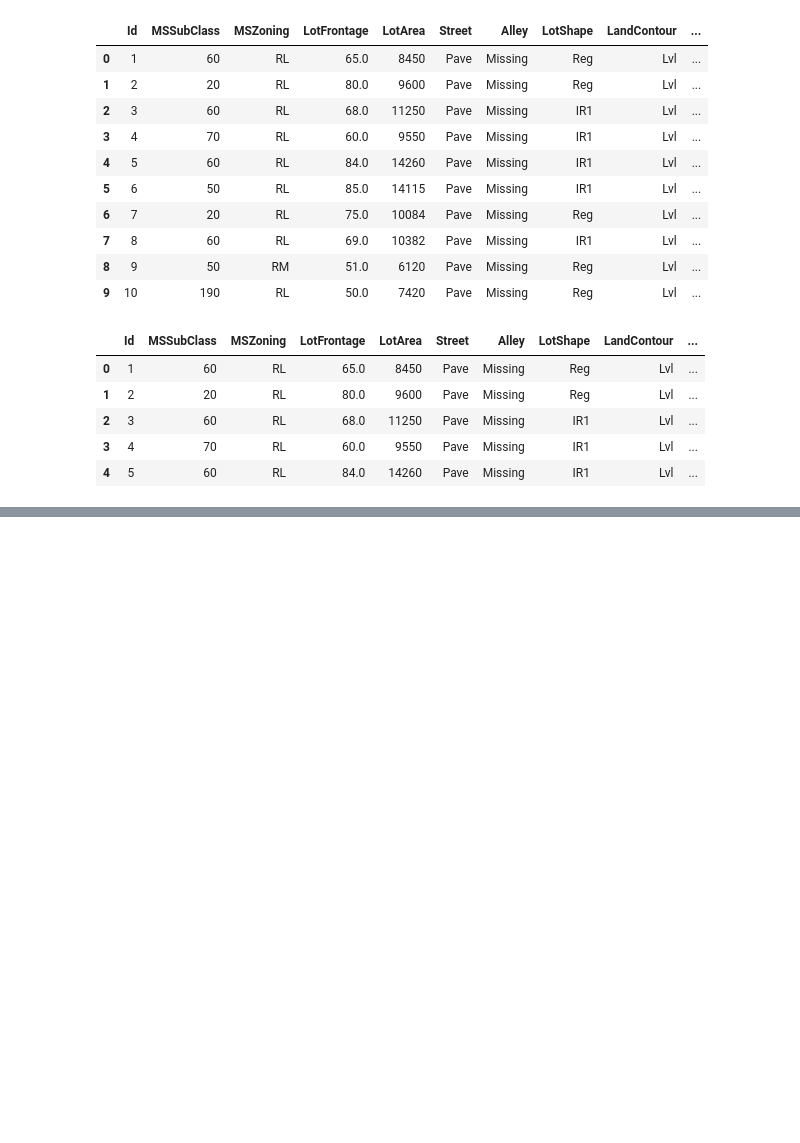
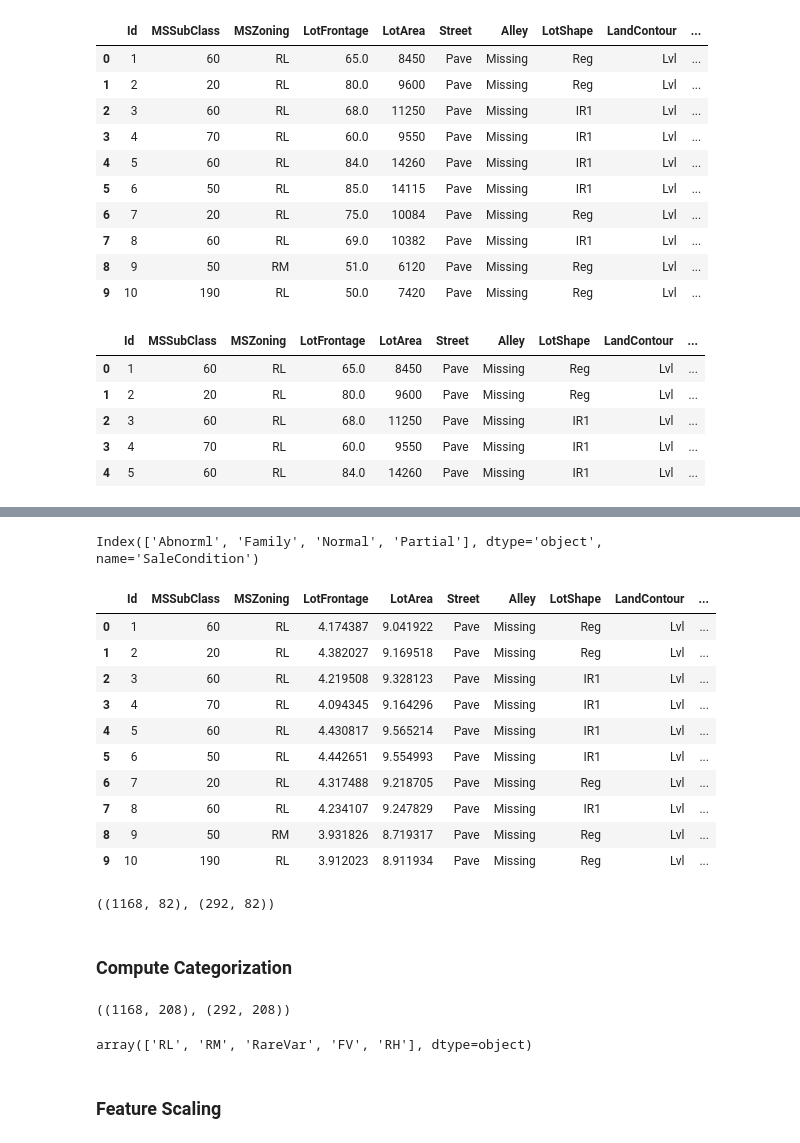
Before and after one commit to Di0g0PC/Machine-Learning-Algorithms--Tutorials, a Jupyter notebook: PREDICT_HOUSES_PRICES/HOUSES_PRICES.ipynb, the cells around one changed output, grey strips where cells are left out. Saved outputs shown, nothing was run; the diff lists cells and outputs as text; code cells hidden in the pictures; blank space fills up the shorter version.

```diff
--- a/PREDICT_HOUSES_PRICES/HOUSES_PRICES.ipynb
+++ b/PREDICT_HOUSES_PRICES/HOUSES_PRICES.ipynb
@@ -468,7 +468,7 @@ dataset.head()
 | 3 | 4 | 70 | RL | 60.0 | 9550 | Pave | Missing | IR1 | Lvl | ... |
 | 4 | 5 | 60 | RL | 84.0 | 14260 | Pave | Missing | IR1 | Lvl | ... |
 # %%
-numerical_with_nan = [feature for feature in numerical_columns if dataset[feature].isnull().sum()>1]
+numerical_with_nan = [feature for feature in numerical_columns if dataset[feature].isnull().sum()>1 and feature!= 'SalePrice']
 
 
 for feature in numerical_with_nan:
@@ -538,3 +538,9 @@ dataset.head()
 | 2 | 3 | 60 | RL | 68.0 | 11250 | Pave | Missing | IR1 | Lvl | ... |
 | 3 | 4 | 70 | RL | 60.0 | 9550 | Pave | Missing | IR1 | Lvl | ... |
 | 4 | 5 | 60 | RL | 84.0 | 14260 | Pave | Missing | IR1 | Lvl | ... |
+# %%
+for feature in continuos_feature:
+    if 0 in dataset[feature].unique():
+        pass
+    else:
+        dataset[feature] = np.log(dataset[feature])
@@ -540,0 +560,5 @@ dataset.head()
+# %%
+for feature in categorical_features:
+    temp = dataset.groupby(feature)['SalePrice'].count()/len(dataset)
+    temp_df = temp[temp>0.01].index
+    dataset[feature] = np.where(dataset[feature].isin(temp_df),dataset[feature],'RareVar')
@@ -540,0 +575,18 @@ dataset.head()
+# %%
+temp_df
+# %% [output]
+Index(['Abnorml', 'Family', 'Normal', 'Partial'], dtype='object', name='SaleCondition')
+# %%
+dataset.head(10)
+# %% [output]
+|  | Id | MSSubClass | MSZoning | LotFrontage | LotArea | Street | Alley | LotShape | LandContour | ... |
+| 0 | 1 | 60 | RL | 4.174387 | 9.041922 | Pave | Missing | Reg | Lvl | ... |
+| 1 | 2 | 20 | RL | 4.382027 | 9.169518 | Pave | Missing | Reg | Lvl | ... |
+| 2 | 3 | 60 | RL | 4.219508 | 9.328123 | Pave | Missing | IR1 | Lvl | ... |
+| 3 | 4 | 70 | RL | 4.094345 | 9.164296 | Pave | Missing | IR1 | Lvl | ... |
+| 4 | 5 | 60 | RL | 4.430817 | 9.565214 | Pave | Missing | IR1 | Lvl | ... |
+| 5 | 6 | 50 | RL | 4.442651 | 9.554993 | Pave | Missing | IR1 | Lvl | ... |
+| 6 | 7 | 20 | RL | 4.317488 | 9.218705 | Pave | Missing | Reg | Lvl | ... |
+| 7 | 8 | 60 | RL | 4.234107 | 9.247829 | Pave | Missing | IR1 | Lvl | ... |
+| 8 | 9 | 50 | RM | 3.931826 | 8.719317 | Pave | Missing | Reg | Lvl | ... |
+| 9 | 10 | 190 | RL | 3.912023 | 8.911934 | Pave | Missing | Reg | Lvl | ... |
@@ -540,0 +600,6 @@ dataset.head()
+# %%
+Xtrain.shape, Xtest.shape
+# %% [output]
+((1168, 82), (292, 82))
+# %% [markdown]
+### **Compute Categorization**
@@ -540,0 +641,10 @@ dataset.head()
+# %%
+Xtrain.shape, Xtest.shape
+# %% [output]
+((1168, 208), (292, 208))
+# %%
+dataset['MSZoning'].unique()
+# %% [output]
+array(['RL', 'RM', 'RareVar', 'FV', 'RH'], dtype=object)
+# %% [markdown]
+### **Feature Scaling**
```
Also changed, not shown: parts of 19 cells of this notebook.
